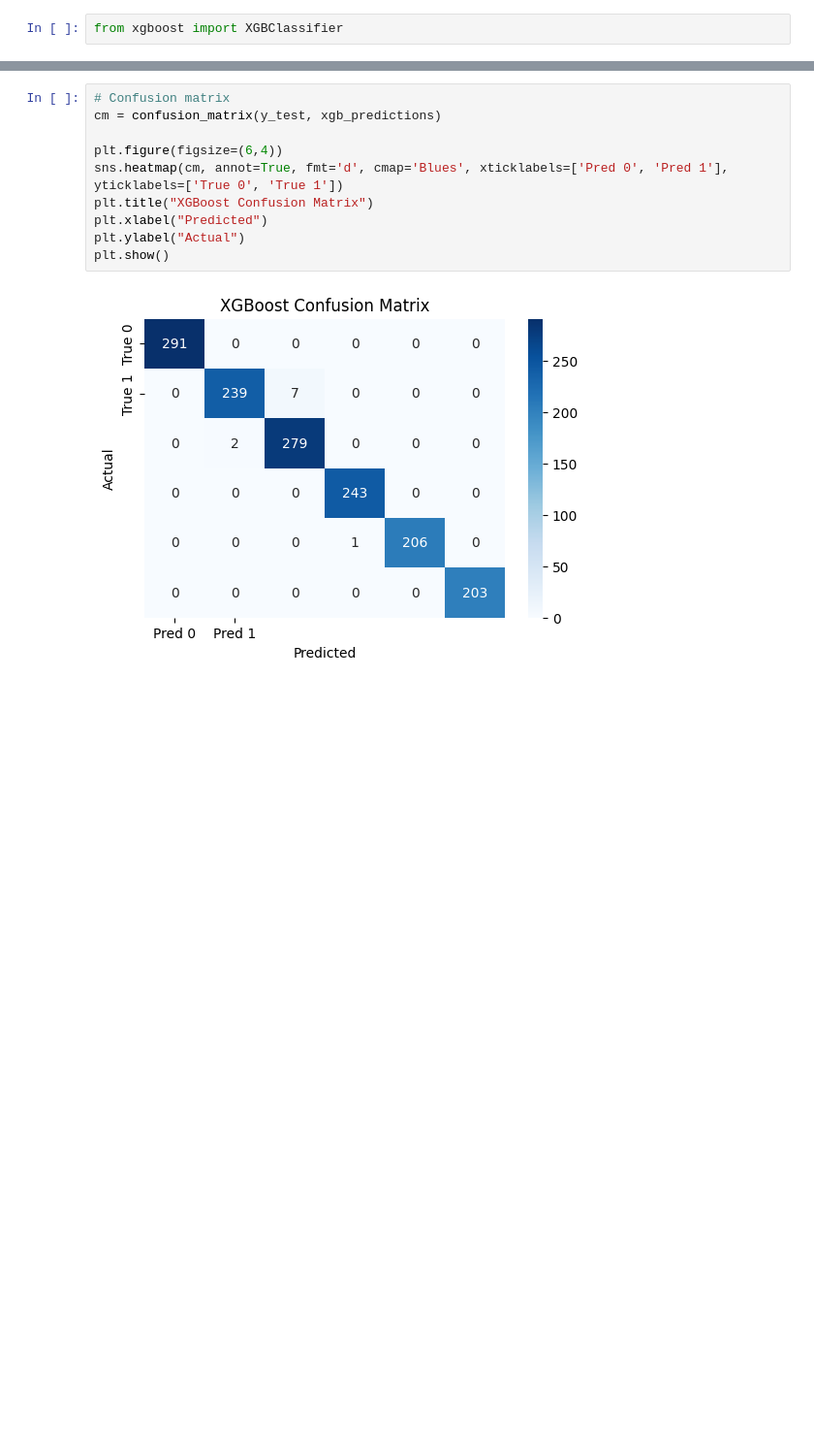
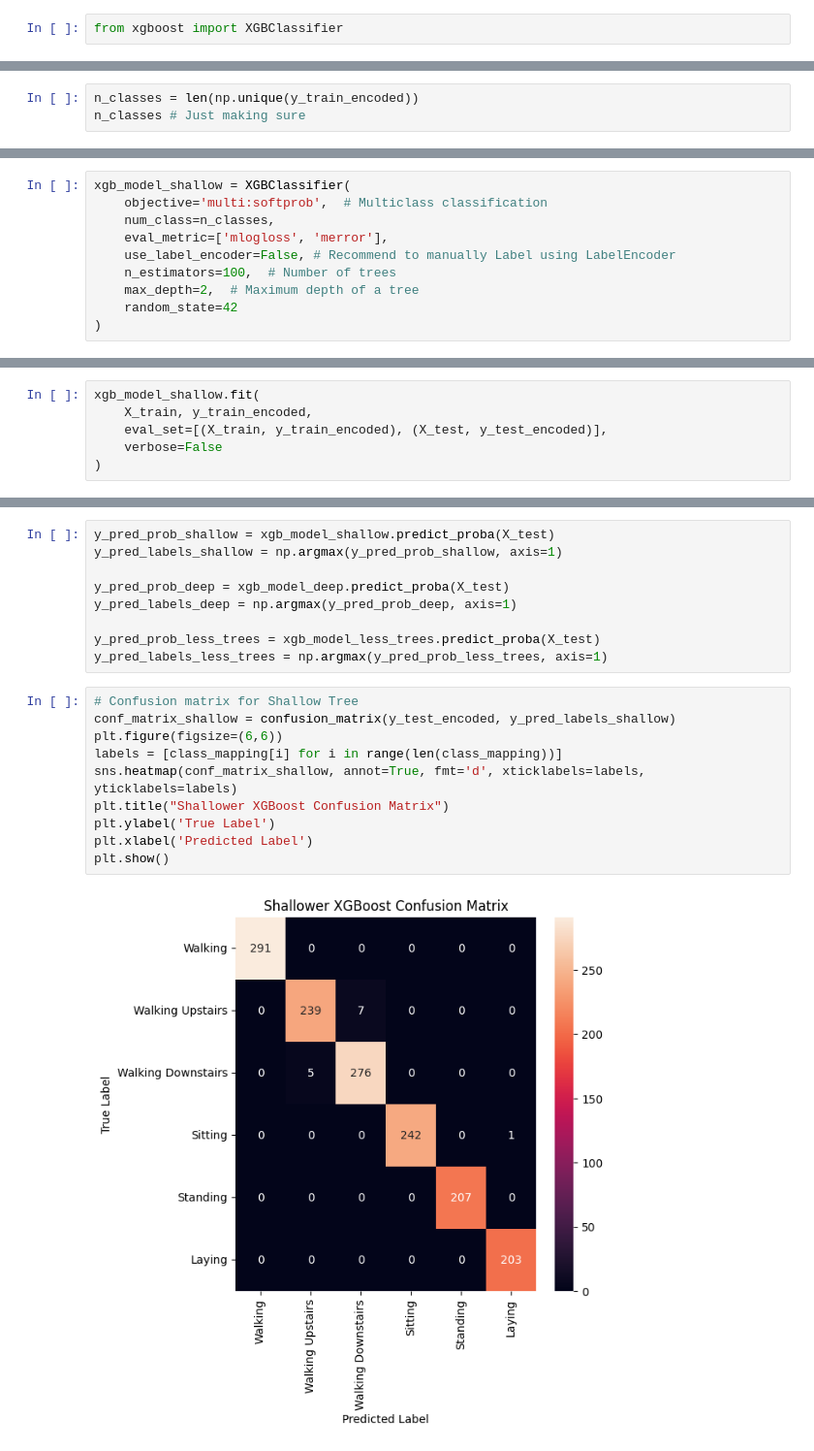
Before and after one commit to nbhatt1539/CSC5610-Final-project-E302, a Jupyter notebook: CSC6621Final project.ipynb, the cells around one changed output, grey strips where cells are left out. Shown at 97% size. Drawn from its saved outputs; the diff is of its cells as text; blank space fills up the shorter version.

Commit message:
gradient boosted trees working with descriptions

```diff
--- a/CSC6621Final project.ipynb
+++ b/CSC6621Final project.ipynb
@@ -269,0 +266,3 @@ xgb_predictions = xgb_model.predict(X_test)
+# %%
+n_classes = len(np.unique(y_train_encoded))
+n_classes # Just making sure
@@ -269,0 +271,10 @@ xgb_predictions = xgb_model.predict(X_test)
+# %%
+xgb_model_shallow = XGBClassifier(
+    objective='multi:softprob',  # Multiclass classification
+    num_class=n_classes,
+    eval_metric=['mlogloss', 'merror'],
+    use_label_encoder=False, # Recommend to manually Label using LabelEncoder
+    n_estimators=100,  # Number of trees
+    max_depth=2,  # Maximum depth of a tree
+    random_state=42
+)
@@ -269,0 +301,6 @@ xgb_predictions = xgb_model.predict(X_test)
+# %%
+xgb_model_shallow.fit(
+    X_train, y_train_encoded,
+    eval_set=[(X_train, y_train_encoded), (X_test, y_test_encoded)],
+    verbose=False
+)
@@ -270,12 +364,21 @@ xgb_predictions = xgb_model.predict(X_test)
+# %%
+y_pred_prob_shallow = xgb_model_shallow.predict_proba(X_test)
+y_pred_labels_shallow = np.argmax(y_pred_prob_shallow, axis=1)
+
+y_pred_prob_deep = xgb_model_deep.predict_proba(X_test)
+y_pred_labels_deep = np.argmax(y_pred_prob_deep, axis=1)
+
+y_pred_prob_less_trees = xgb_model_less_trees.predict_proba(X_test)
+y_pred_labels_less_trees = np.argmax(y_pred_prob_less_trees, axis=1)
 # %%
-# Confusion matrix
-cm = confusion_matrix(y_test, xgb_predictions)
-
-plt.figure(figsize=(6,4))
-sns.heatmap(cm, annot=True, fmt='d', cmap='Blues', xticklabels=['Pred 0', 'Pred 1'], yticklabels=['True 0', 'True 1'])
-plt.title("XGBoost Confusion Matrix")
-plt.xlabel("Predicted")
-plt.ylabel("Actual")
+# Confusion matrix for Shallow Tree
+conf_matrix_shallow = confusion_matrix(y_test_encoded, y_pred_labels_shallow)
+plt.figure(figsize=(6,6))
+labels = [class_mapping[i] for i in range(len(class_mapping))]
+sns.heatmap(conf_matrix_shallow, annot=True, fmt='d', xticklabels=labels, yticklabels=labels)
+plt.title("Shallower XGBoost Confusion Matrix")
+plt.ylabel('True Label')
+plt.xlabel('Predicted Label')
 plt.show()
 # %% [output]
-[figure, old version]
+[figure, new version]
```
Also changed, not shown: parts of 33 cells of this notebook.
